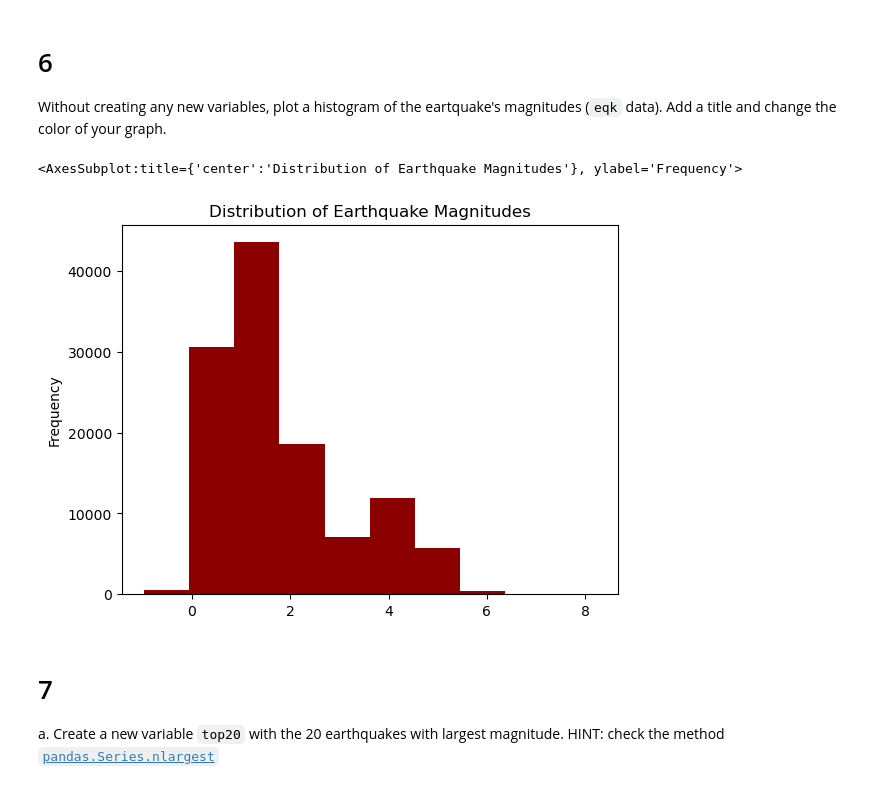
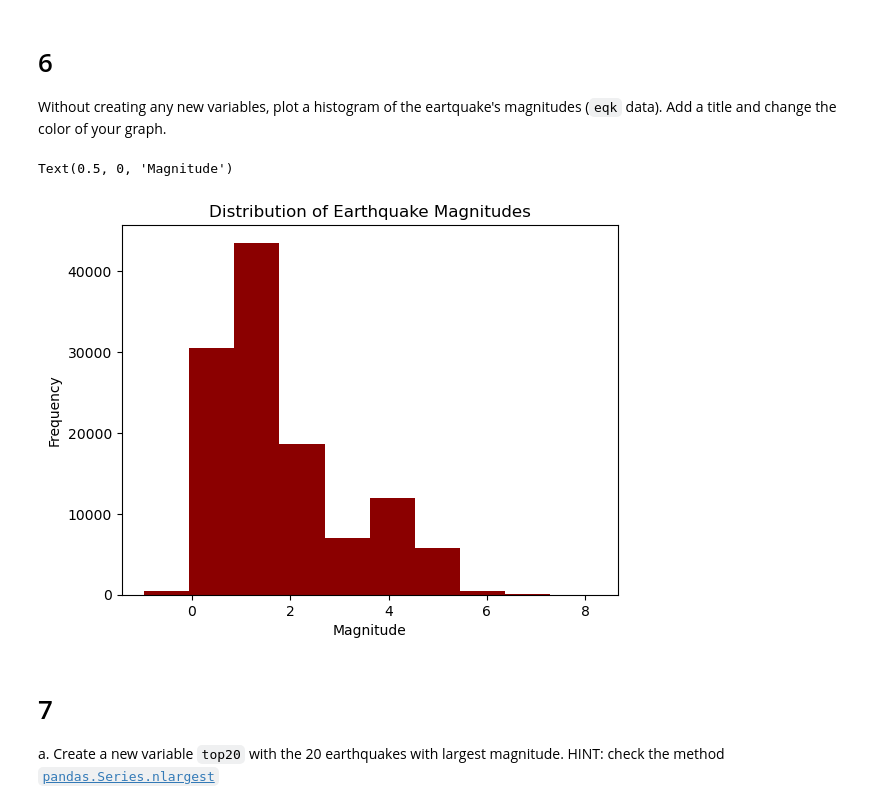
Before and after one commit to marinakochuten/eds220-hwk1, a Jupyter notebook: hwk1-task3-earthquakes.ipynb, the cells around one changed output. Saved outputs shown, nothing was run; the diff lists cells and outputs as text; code cells hidden in the pictures.

```diff
--- a/hwk1-task3-earthquakes.ipynb
+++ b/hwk1-task3-earthquakes.ipynb
@@ -167,14 +167,14 @@ print(omitted_events)
 Without creating any new variables, plot a histogram of the eartquake's magnitudes (`eqk` data). Add a title and change the color of your graph.
 # %%
 # Make a histogram of the earthquakes magnitudes
-eqk['mag'].plot(kind = 'hist',
+(eqk['mag'].plot(kind = 'hist',
         title = 'Distribution of Earthquake Magnitudes',
-        xlabel= 'Magnitude',
-        ylabel='Frequency',
         color = 'darkred')
+    .set_xlabel('Magnitude')
+)
 # %% [output]
-<AxesSubplot:title={'center':'Distribution of Earthquake Magnitudes'}, ylabel='Frequency'>
+Text(0.5, 0, 'Magnitude')
-[figure, old version]
+[figure, new version]
 # %% [markdown]
 <!-- END QUESTION -->
 
```
Also changed, not shown: parts of 6 cells of this notebook.
